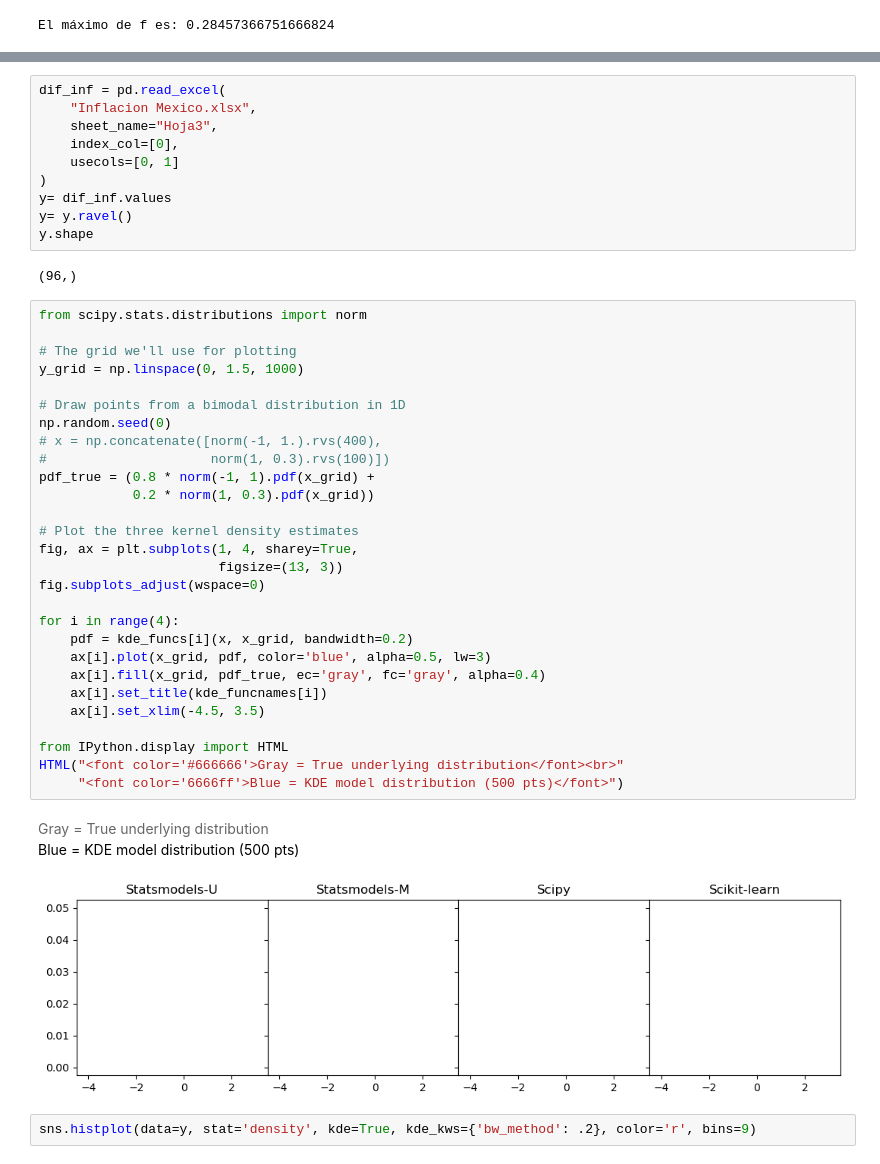
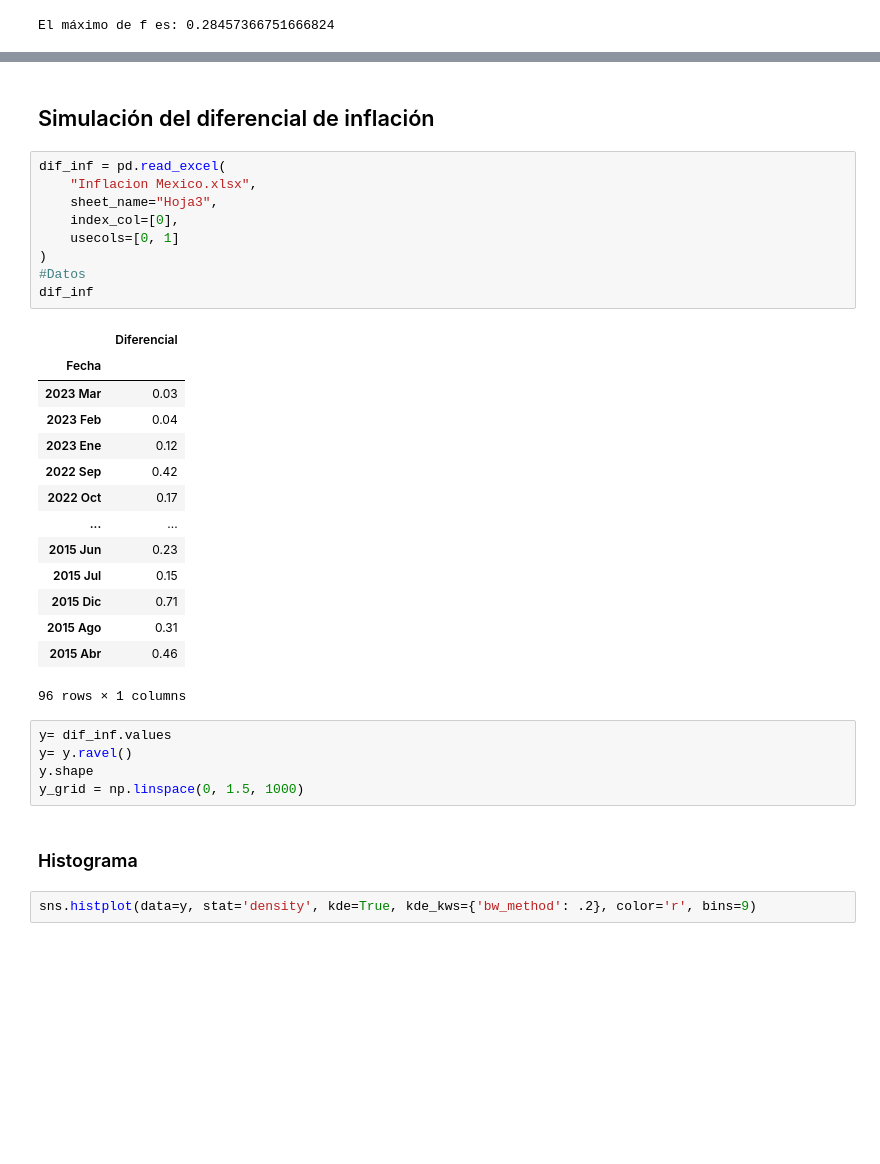
Before and after one commit to JuliaDomRuss/Proyecto_Simulacion, a Jupyter notebook: KDE Proyecto Simulación.ipynb, the cells around one changed output, grey strips where cells are left out. Cells and saved outputs as stored; diff of their text form; blank space fills up the shorter version.

```diff
--- a/KDE Proyecto Simulación.ipynb
+++ b/KDE Proyecto Simulación.ipynb
@@ -279,47 +234,36 @@ Acep_rechazo3(R2, R1, f, t)
+# %% [markdown]
+## Simulación del diferencial de inflación
 # %%
 dif_inf = pd.read_excel(
     "Inflacion Mexico.xlsx",
     sheet_name="Hoja3",
     index_col=[0],
     usecols=[0, 1]
 )
-y= dif_inf.values
-y= y.ravel()
-y.shape
+#Datos
+dif_inf
 # %% [output]
+|  | Diferencial |
+| Fecha |  |
+| 2023 Mar | 0.03 |
+| 2023 Feb | 0.04 |
+| 2023 Ene | 0.12 |
+| 2022 Sep | 0.42 |
+| 2022 Oct | 0.17 |
+| ... | ... |
+| 2015 Jun | 0.23 |
+| 2015 Jul | 0.15 |
+| 2015 Dic | 0.71 |
+| 2015 Ago | 0.31 |
+| 2015 Abr | 0.46 |
-(96,)
+96 rows × 1 columns
-# %%
-from scipy.stats.distributions import norm
-
-# The grid we'll use for plotting
-y_grid = np.linspace(0, 1.5, 1000)
-
-# Draw points from a bimodal distribution in 1D
-np.random.seed(0)
-# x = np.concatenate([norm(-1, 1.).rvs(400),
-#                     norm(1, 0.3).rvs(100)])
-pdf_true = (0.8 * norm(-1, 1).pdf(x_grid) +
-            0.2 * norm(1, 0.3).pdf(x_grid))
-
-# Plot the three kernel density estimates
-fig, ax = plt.subplots(1, 4, sharey=True,
-                       figsize=(13, 3))
-fig.subplots_adjust(wspace=0)
-
-for i in range(4):
-    pdf = kde_funcs[i](x, x_grid, bandwidth=0.2)
-    ax[i].plot(x_grid, pdf, color='blue', alpha=0.5, lw=3)
-    ax[i].fill(x_grid, pdf_true, ec='gray', fc='gray', alpha=0.4)
-    ax[i].set_title(kde_funcnames[i])
-    ax[i].set_xlim(-4.5, 3.5)
-
-from IPython.display import HTML
-HTML("<font color='#666666'>Gray = True underlying distribution</font><br>"
-     "<font color='6666ff'>Blue = KDE model distribution (500 pts)</font>")
-# %% [output]
-Gray = True underlying distribution
-Blue = KDE model distribution (500 pts)
-[figure, removed]
+# %%
+y= dif_inf.values
+y= y.ravel()
+y.shape
+y_grid = np.linspace(0, 1.5, 1000)
+# %% [markdown]
+### Histograma
 # %%
 sns.histplot(data=y, stat='density', kde=True, kde_kws={'bw_method': .2}, color='r', bins=9)
 # %% [output]
```
Also changed, not shown: parts of 39 cells of this notebook, 1 other file.
